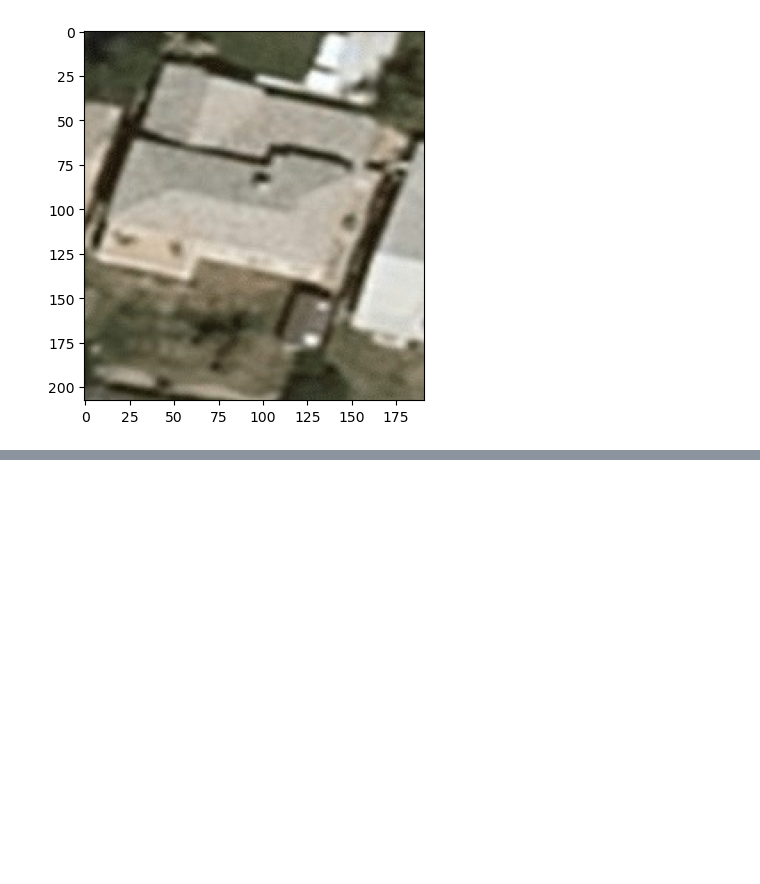
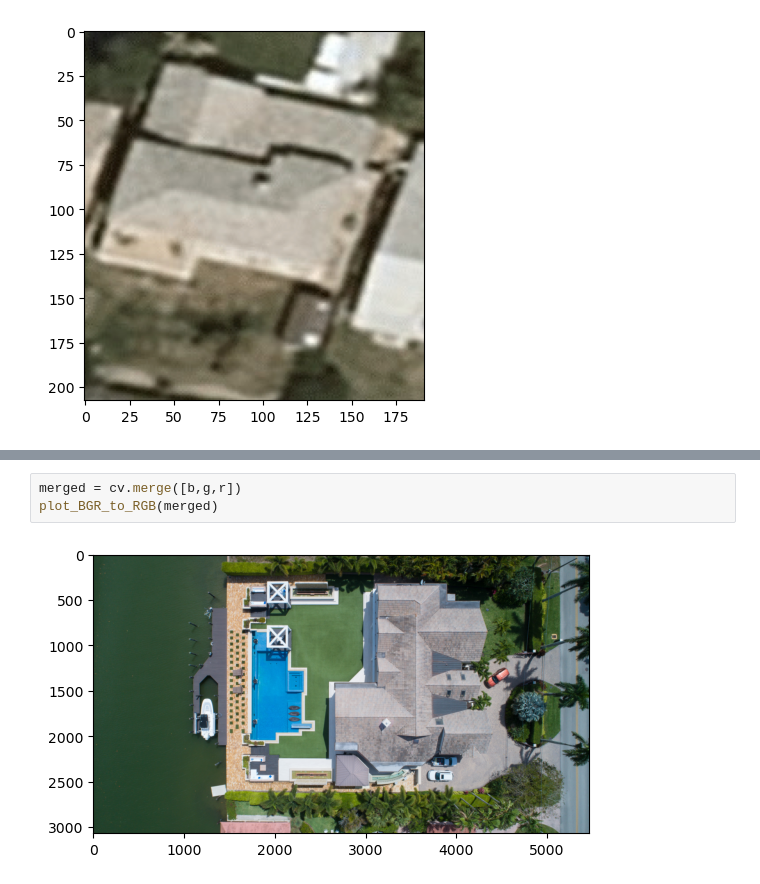
Before and after one commit to lokeshkumarn/Notebooks, a Jupyter notebook: aerial-view-open-cv.ipynb, the cells around one changed output, grey strips where cells are left out. Drawn from its saved outputs; the diff is of its cells as text; blank space fills up the shorter version.

```diff
--- a/aerial-view-open-cv.ipynb
+++ b/aerial-view-open-cv.ipynb
@@ -133,0 +155,5 @@ plot_BGR_to_RGB(bgr)
+# %%
+merged = cv.merge([b,g,r])
+plot_BGR_to_RGB(merged)
+# %% [output]
+[figure, added]
```
Also changed, not shown: parts of 7 cells of this notebook.
